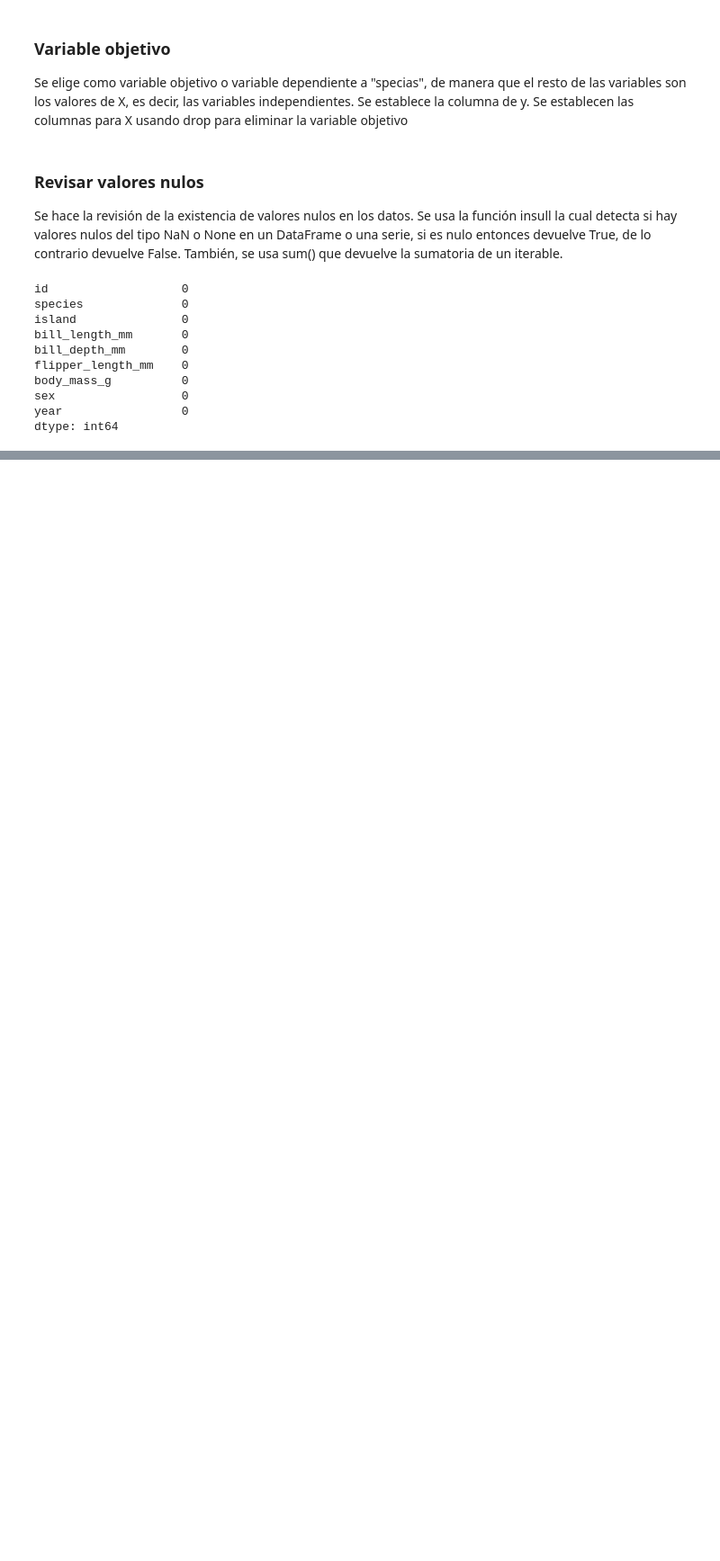
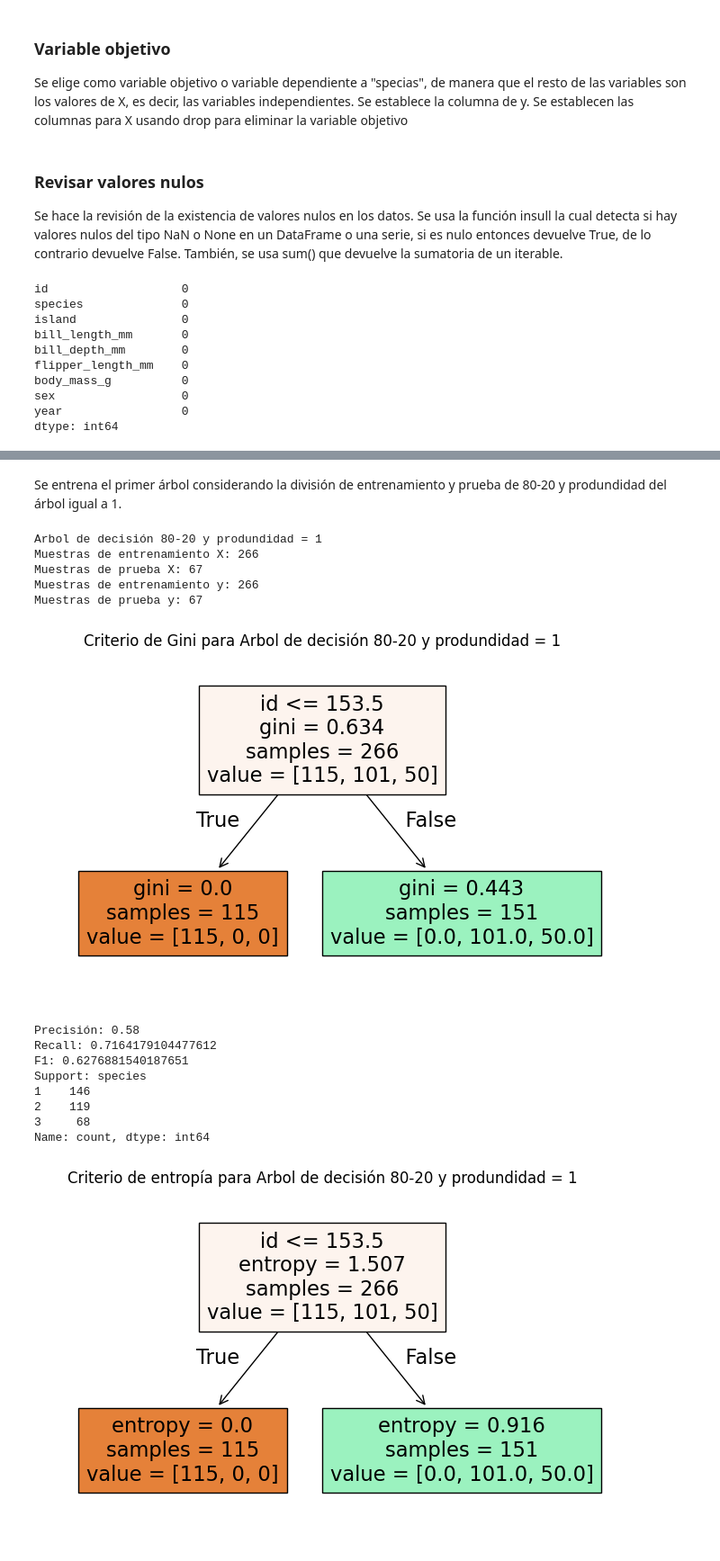
Before and after one commit to vanessalugo04/Analitica_Avanzada_Datos, a Jupyter notebook: arbol_decision.ipynb, the cells around one changed output, grey strips where cells are left out. Shown at 90% size. Drawn from its saved outputs; the diff is of its cells as text; code cells hidden in the pictures; blank space fills up the shorter version.

```diff
--- a/arbol_decision.ipynb
+++ b/arbol_decision.ipynb
@@ -190,0 +237,20 @@ Para concluir, se puede observar que el primer árbol de decisión que tiene com
+# %% [markdown]
+Se entrena el primer árbol considerando la división de entrenamiento y prueba de 80-20 y produndidad del árbol igual a 1.
+# %%
+arbol4 = arbol(0.20, 1, 'Arbol de decisión 80-20 y produndidad = 1')
+# %% [output]
+Arbol de decisión 80-20 y produndidad = 1
+Muestras de entrenamiento X: 266
+Muestras de prueba X: 67
+Muestras de entrenamiento y: 266
+Muestras de prueba y: 67
+[figure, added]
+Precisión: 0.58
+Recall: 0.7164179104477612
+F1: 0.6276881540187651
+Support: species
+1    146
+2    119
+3     68
+Name: count, dtype: int64
+[figure, added]
```
Also changed, not shown: parts of 38 cells of this notebook, 1 other file.
